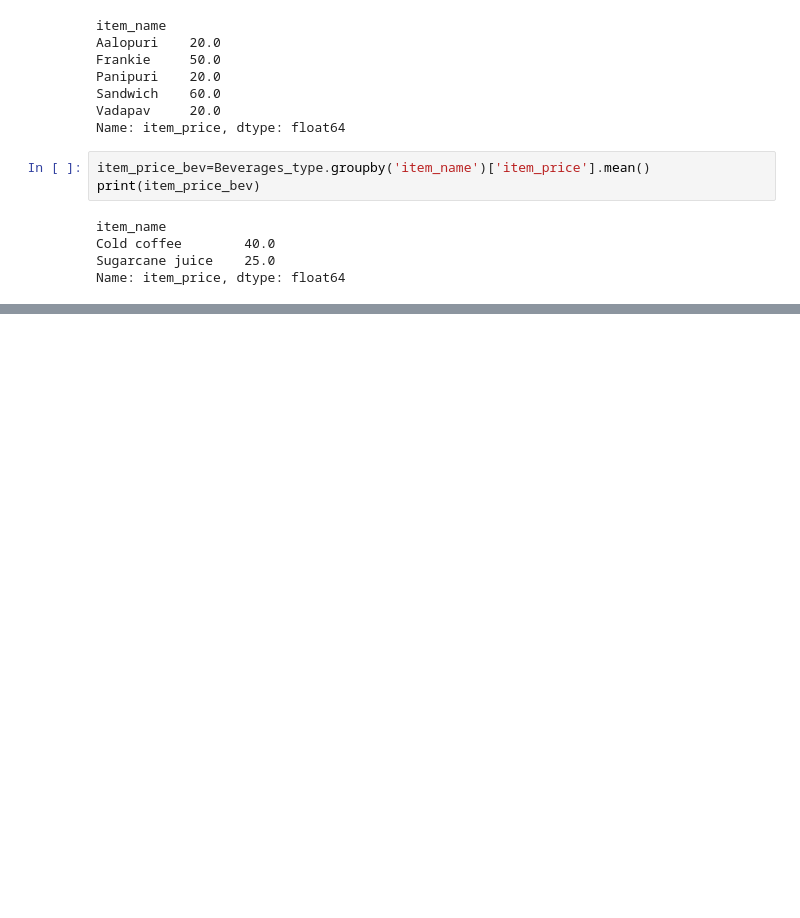
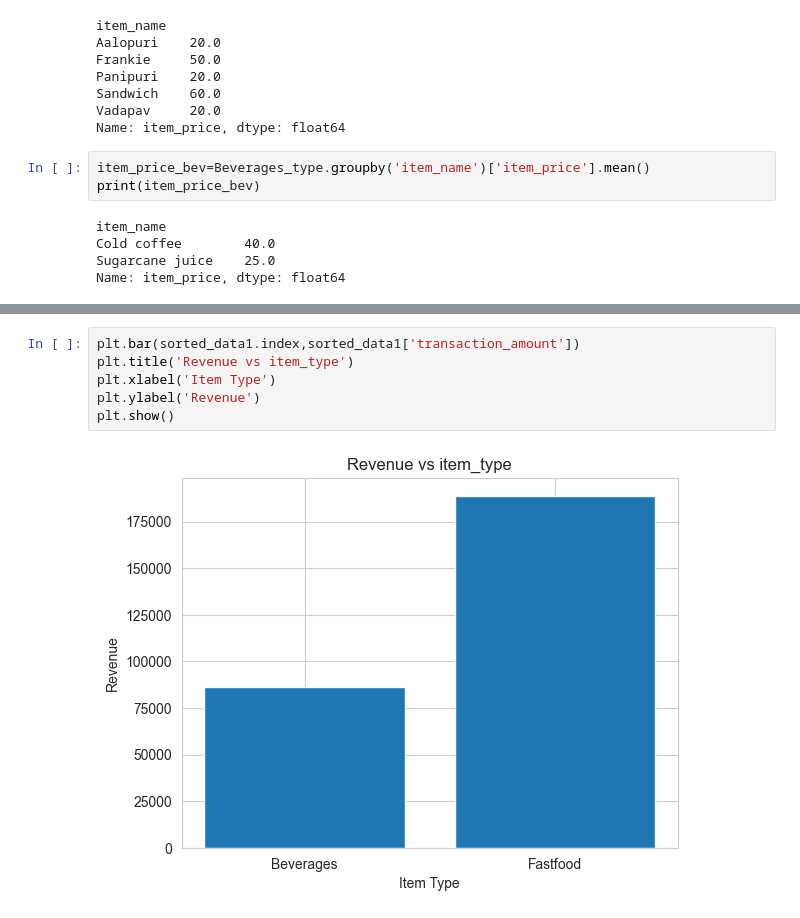
Before and after one commit to divyanshu8903/EDA_Restuarant_Sales_Trend_Analysis, a Jupyter notebook: main.ipynb, the cells around one changed output, grey strips where cells are left out. Drawn from its saved outputs; the diff is of its cells as text; blank space fills up the shorter version.

```diff
--- a/main.ipynb
+++ b/main.ipynb
@@ -141,0 +144,8 @@ plt.show()
+# %%
+plt.bar(sorted_data1.index,sorted_data1['transaction_amount'])
+plt.title('Revenue vs item_type')
+plt.xlabel('Item Type')
+plt.ylabel('Revenue')
+plt.show()
+# %% [output]
+[figure, added]
```
Also changed, not shown: parts of 31 cells of this notebook.
